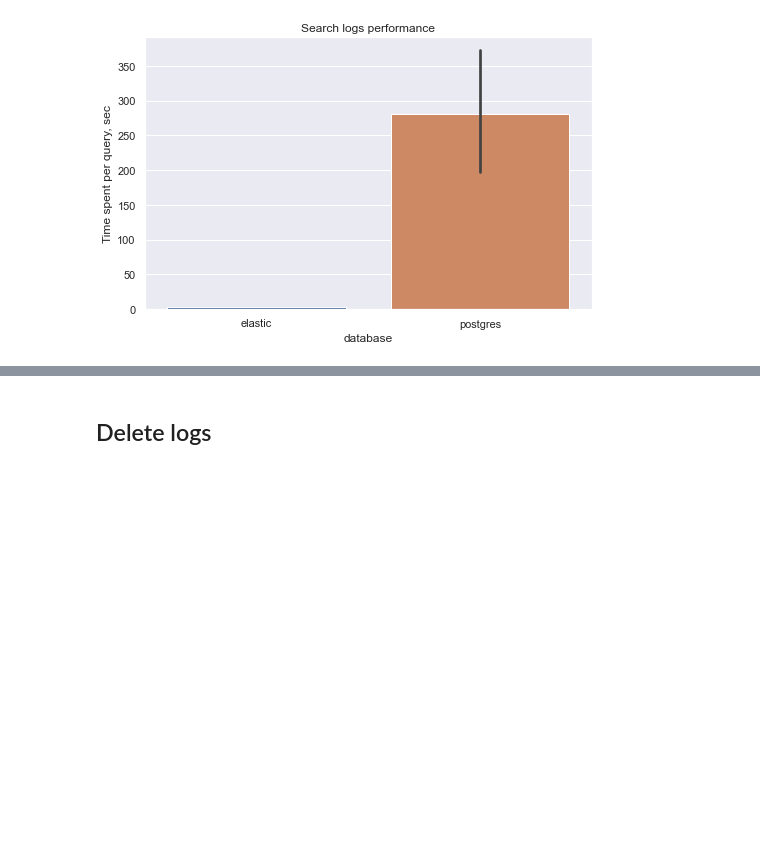
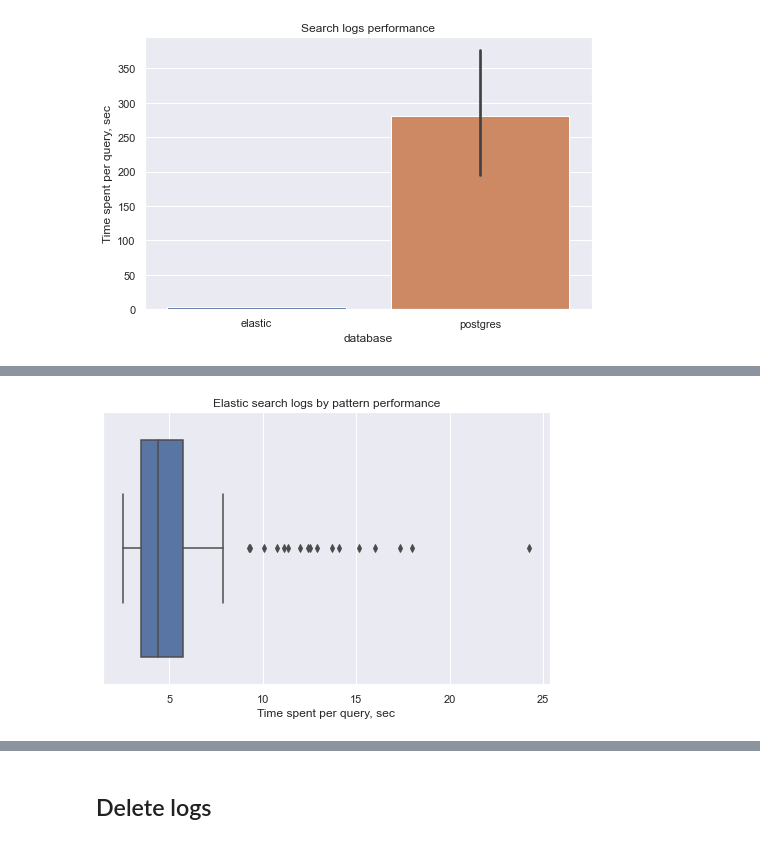
Before and after one commit to reportportal/es-logs-service, a Jupyter notebook: notebooks/performance_visualization.ipynb, the cells around one changed output, grey strips where cells are left out. Saved outputs shown, nothing was run; the diff lists cells and outputs as text; code cells hidden in the pictures; blank space fills up the shorter version.

```diff
--- a/notebooks/performance_visualization.ipynb
+++ b/notebooks/performance_visualization.ipynb
@@ -187,0 +188,12 @@ search_time_df.describe()
+# %%
+search_logs_by_pattern_path = lambda db: Path(data_folder, f"search_logs_by_pattern_{db}_10000000_100.pickle")
+# %%
+es_search_logs_by_pattern = pd.DataFrame(load_data(search_logs_by_pattern_path("elasticsearch"))["performance_results"])
+es_search_logs_by_pattern["database"] = "elastic"
+# pg_search_logs_by_pattern = pd.DataFrame(load_data(search_logs_by_pattern_path("postgres"))["performance_results"])
+# pg_search_logs_by_pattern["database"] = "postgres"
+# search_logs_by_pattern_df = pd.concat([
+#     es_search_logs_by_pattern[es_search_logs_by_pattern["error"] == "OK"],
+#     pg_search_logs_by_pattern[pg_search_logs_by_pattern["error"] == "OK"]
+# ], ignore_index=True)
+search_logs_by_pattern_df = es_search_logs_by_pattern[es_search_logs_by_pattern["error"] == "OK"]
@@ -187,0 +219,8 @@ search_time_df.describe()
+# %%
+plt.figure(figsize=(8, 5))
+plt.title("Elastic search logs by pattern performance")
+sns.boxplot(x="time_spent", data=search_logs_by_pattern_df[search_logs_by_pattern_df["database"] == "elastic"])
+plt.xlabel("Time spent per query, sec")
+plt.show()
+# %% [output]
+[figure, added]
```
Also changed, not shown: parts of 15 cells of this notebook.
